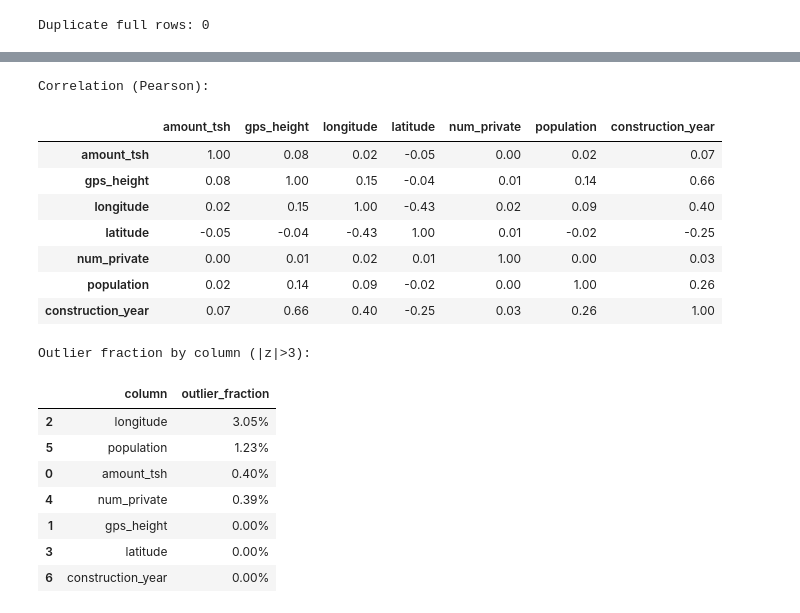
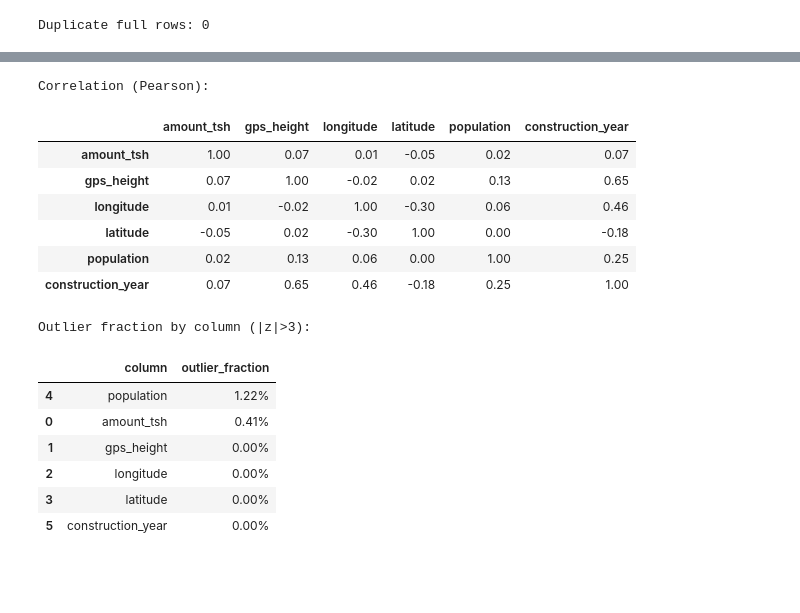
Before and after one commit to floranuta/Data_Circle, a Jupyter notebook: notebooks/Ticket111_LoadExam_Colab.ipynb, the cells around one changed output, grey strips where cells are left out. Cells and saved outputs as stored; diff of their text form; code cells hidden in the pictures; blank space fills up the shorter version.

```diff
--- a/notebooks/Ticket111_LoadExam_Colab.ipynb
+++ b/notebooks/Ticket111_LoadExam_Colab.ipynb
@@ -20,0 +23,14 @@ pump_data = pd.read_csv(csv_file_path)
+# %%
+mask_invalid = (
+    (pump_data["latitude"].isna()) |
+    (pump_data["longitude"].isna()) |
+    (pump_data["latitude"] < -12) |
+    (pump_data["latitude"] > 0) |
+    (pump_data["longitude"] < 29) |
+    (pump_data["longitude"] > 41)
+)
+
+invalid_rows = pump_data[mask_invalid]
+print(f"Number of invalid rows: {len(invalid_rows)}")
+pump_data.drop(invalid_rows.index, inplace=True)
+print(f"After deletion: {len(pump_data)} rows remain")
@@ -748,4 +801,9 @@ These columns are redundant, we can delete them:
 2) how connected basin,subvillage,region,district_code,lga,ward
 3) should we limit datas with langitude and latitude that belongs to Tanzania
 4) check the correct years: construction_year <=date_recorded
+# %%
+cols_to_drop = ["wpt_name","waterpoint_type_group", "source_class", "source","quantity_group", "quality_group", "payment_type","management_group", "extraction_type_group", "extraction_type_class","scheme_name", "recorded_by", "public_meeting","num_private", "date_recorded"]
+pump_data.drop(columns=cols_to_drop, inplace=True)
+# %%
+pump_data_merged = pd.merge(pump_data, pump_data_labels, on="id", how="left")
 # %%
@@ -778,11 +836,11 @@ Duplicate full rows: 0
 from re import I
 # 6) Numeric summary
 ID_COLUMNS = ["id","district_code","region_code"]
-cat_cols = pump_data.select_dtypes(include=["object", "category"]).columns.tolist()
-num_cols = pump_data.select_dtypes(include=[np.number]).columns.tolist()
+cat_cols = pump_data_merged.select_dtypes(include=["object", "category"]).columns.tolist()
+num_cols = pump_data_merged.select_dtypes(include=[np.number]).columns.tolist()
 if ID_COLUMNS:
     num_cols = [c for c in num_cols if c not in ID_COLUMNS]
 if num_cols:
     print("\nNumeric columns:", num_cols[:15], "…" if len(num_cols) > 15 else "")
-    display(pump_data[num_cols].describe().T)
+    display(pump_data_merged[num_cols].describe().T)
 # %% [output]
@@ -848,19 +906,18 @@ GeoData Consultants Ltd    59400
 Name: count, dtype: int64
 # %%
 # 8) Correlations (numeric)
-corr = pump_data[num_cols].corr(numeric_only=True)
+corr = pump_data_merged[num_cols].corr(numeric_only=True)
 print("\nCorrelation (Pearson):")
 display(corr.round(2))
 # %% [output]
 Correlation (Pearson):
-|  | amount_tsh | gps_height | longitude | latitude | num_private | population | construction_year |
-| amount_tsh | 1.00 | 0.08 | 0.02 | -0.05 | 0.00 | 0.02 | 0.07 |
-| gps_height | 0.08 | 1.00 | 0.15 | -0.04 | 0.01 | 0.14 | 0.66 |
-| longitude | 0.02 | 0.15 | 1.00 | -0.43 | 0.02 | 0.09 | 0.40 |
-| latitude | -0.05 | -0.04 | -0.43 | 1.00 | 0.01 | -0.02 | -0.25 |
-| num_private | 0.00 | 0.01 | 0.02 | 0.01 | 1.00 | 0.00 | 0.03 |
-| population | 0.02 | 0.14 | 0.09 | -0.02 | 0.00 | 1.00 | 0.26 |
-| construction_year | 0.07 | 0.66 | 0.40 | -0.25 | 0.03 | 0.26 | 1.00 |
+|  | amount_tsh | gps_height | longitude | latitude | population | construction_year |
+| amount_tsh | 1.00 | 0.07 | 0.01 | -0.05 | 0.02 | 0.07 |
+| gps_height | 0.07 | 1.00 | -0.02 | 0.02 | 0.13 | 0.65 |
+| longitude | 0.01 | -0.02 | 1.00 | -0.30 | 0.06 | 0.46 |
+| latitude | -0.05 | 0.02 | -0.30 | 1.00 | 0.00 | -0.18 |
+| population | 0.02 | 0.13 | 0.06 | 0.00 | 1.00 | 0.25 |
+| construction_year | 0.07 | 0.65 | 0.46 | -0.18 | 0.25 | 1.00 |
 # %%
 # 9) Outlier hint: simple z-score flag on numeric columns
 def outlier_share(series, z=3.0):
@@ -880,13 +937,12 @@ display(outliers_df.head(20).style.format({"outlier_fraction": "{:.2%}"}).backgr
 # %% [output]
 Outlier fraction by column (|z|>3):
 |  | column | outlier_fraction |
-| 2 | longitude | 3.05% |
-| 5 | population | 1.23% |
-| 0 | amount_tsh | 0.40% |
-| 4 | num_private | 0.39% |
+| 4 | population | 1.22% |
+| 0 | amount_tsh | 0.41% |
 | 1 | gps_height | 0.00% |
+| 2 | longitude | 0.00% |
 | 3 | latitude | 0.00% |
-| 6 | construction_year | 0.00% |
+| 5 | construction_year | 0.00% |
 # %%
 # 10) Quick plots (optional; remove if running in headless env)
 # Histogram for first few numeric columns
```
Also changed, not shown: parts of 47 cells of this notebook.
